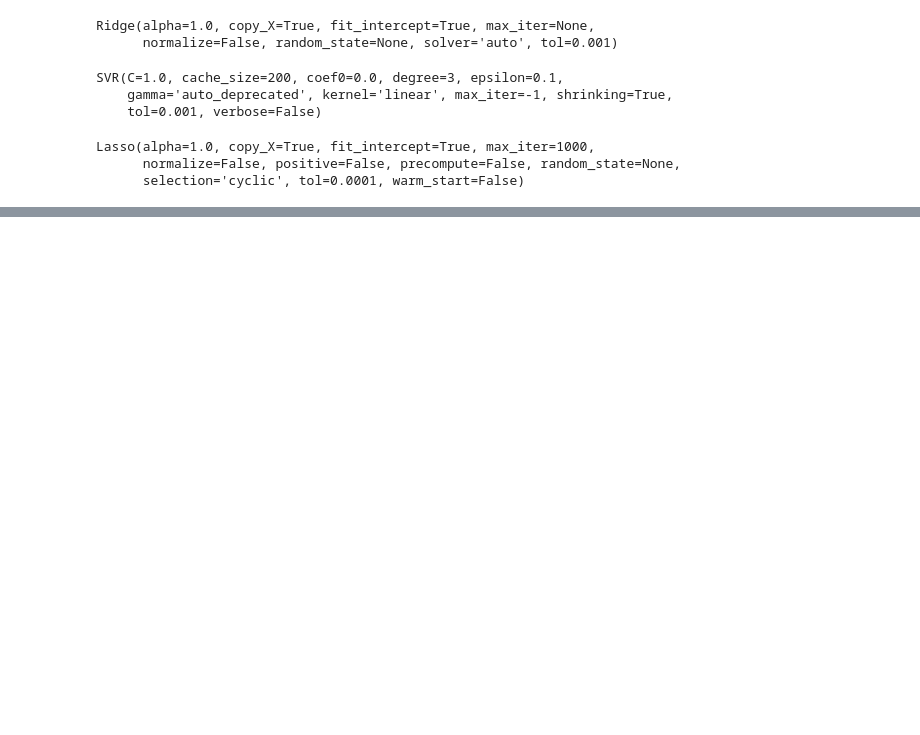
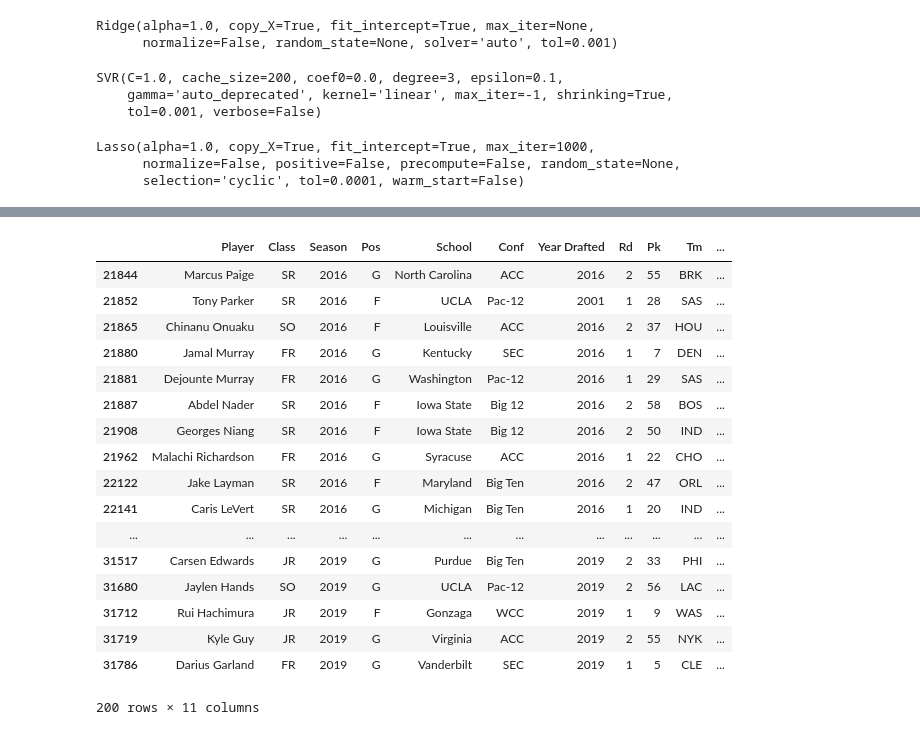
Before and after one commit to andrewfrilot/NBA_Scout, a Jupyter notebook: iPython_Notebooks/DraftModel.ipynb, the cells around one changed output, grey strips where cells are left out. Drawn from its saved outputs; the diff is of its cells as text; code cells hidden in the pictures; blank space fills up the shorter version.

```diff
--- a/iPython_Notebooks/DraftModel.ipynb
+++ b/iPython_Notebooks/DraftModel.ipynb
@@ -263,0 +322,21 @@ svrdiff.shape[0]
+# %%
+svrdiff.head(204)
+# %% [output]
+|  | Player | Class | Season | Pos | School | Conf | Year Drafted | Rd | Pk | Tm | ... |
+| 21844 | Marcus Paige | SR | 2016 | G | North Carolina | ACC | 2016 | 2 | 55 | BRK | ... |
+| 21852 | Tony Parker | SR | 2016 | F | UCLA | Pac-12 | 2001 | 1 | 28 | SAS | ... |
+| 21865 | Chinanu Onuaku | SO | 2016 | F | Louisville | ACC | 2016 | 2 | 37 | HOU | ... |
+| 21880 | Jamal Murray | FR | 2016 | G | Kentucky | SEC | 2016 | 1 | 7 | DEN | ... |
+| 21881 | Dejounte Murray | FR | 2016 | G | Washington | Pac-12 | 2016 | 1 | 29 | SAS | ... |
+| 21887 | Abdel Nader | SR | 2016 | F | Iowa State | Big 12 | 2016 | 2 | 58 | BOS | ... |
+| 21908 | Georges Niang | SR | 2016 | F | Iowa State | Big 12 | 2016 | 2 | 50 | IND | ... |
+| 21962 | Malachi Richardson | FR | 2016 | G | Syracuse | ACC | 2016 | 1 | 22 | CHO | ... |
+| 22122 | Jake Layman | SR | 2016 | F | Maryland | Big Ten | 2016 | 2 | 47 | ORL | ... |
+| 22141 | Caris LeVert | SR | 2016 | G | Michigan | Big Ten | 2016 | 1 | 20 | IND | ... |
+| ... | ... | ... | ... | ... | ... | ... | ... | ... | ... | ... | ... |
+| 31517 | Carsen Edwards | JR | 2019 | G | Purdue | Big Ten | 2019 | 2 | 33 | PHI | ... |
+| 31680 | Jaylen Hands | SO | 2019 | G | UCLA | Pac-12 | 2019 | 2 | 56 | LAC | ... |
+| 31712 | Rui Hachimura | JR | 2019 | F | Gonzaga | WCC | 2019 | 1 | 9 | WAS | ... |
+| 31719 | Kyle Guy | JR | 2019 | G | Virginia | ACC | 2019 | 2 | 55 | NYK | ... |
+| 31786 | Darius Garland | FR | 2019 | G | Vanderbilt | SEC | 2019 | 1 | 5 | CLE | ... |
+200 rows × 11 columns
```
Also changed, not shown: parts of 31 cells of this notebook.
